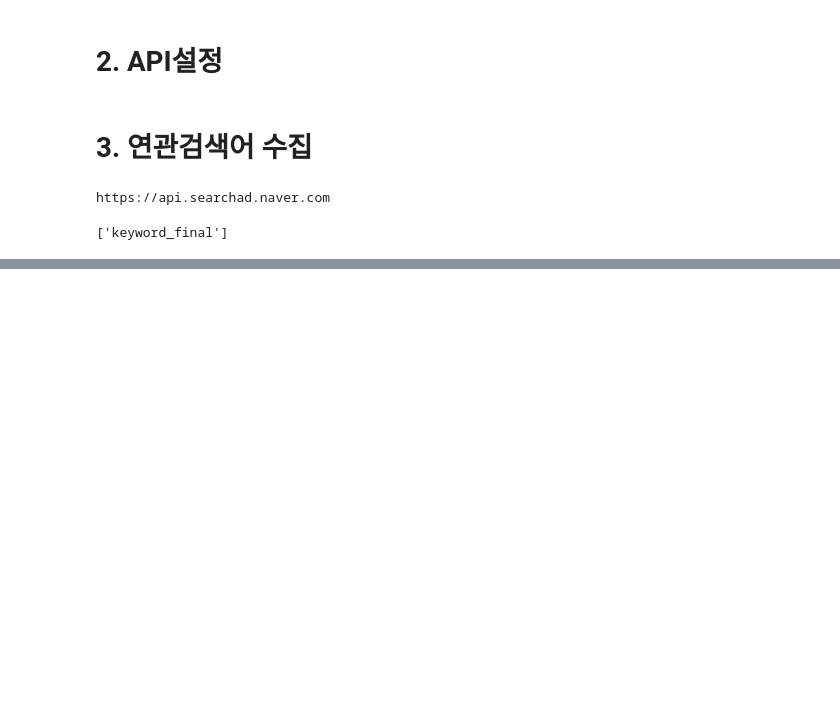
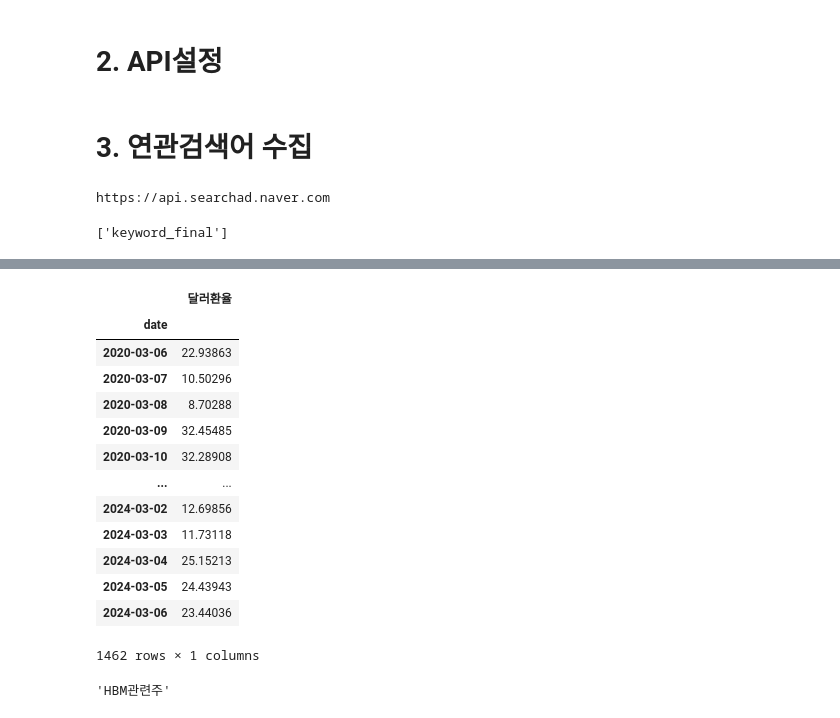
Before and after one commit to rse112/FinTrendX, a Jupyter notebook: main_file.ipynb, the cells around one changed output, grey strips where cells are left out. Cells and saved outputs as stored; diff of their text form; code cells hidden in the pictures; blank space fills up the shorter version.

```diff
--- a/main_file.ipynb
+++ b/main_file.ipynb
@@ -301,0 +314,21 @@ Analysis completed in 19.112786054611206 seconds.
+# %%
+results[0][0]
+# %% [output]
+|  | 달러환율 |
+| date |  |
+| 2020-03-06 | 22.93863 |
+| 2020-03-07 | 10.50296 |
+| 2020-03-08 | 8.70288 |
+| 2020-03-09 | 32.45485 |
+| 2020-03-10 | 32.28908 |
+| ... | ... |
+| 2024-03-02 | 12.69856 |
+| 2024-03-03 | 11.73118 |
+| 2024-03-04 | 25.15213 |
+| 2024-03-05 | 24.43943 |
+| 2024-03-06 | 23.44036 |
+1462 rows × 1 columns
+# %%
+selected_keywords['연관검색어'].iloc[0]
+# %% [output]
+'HBM관련주'
```
Also changed, not shown: parts of 10 cells of this notebook.
